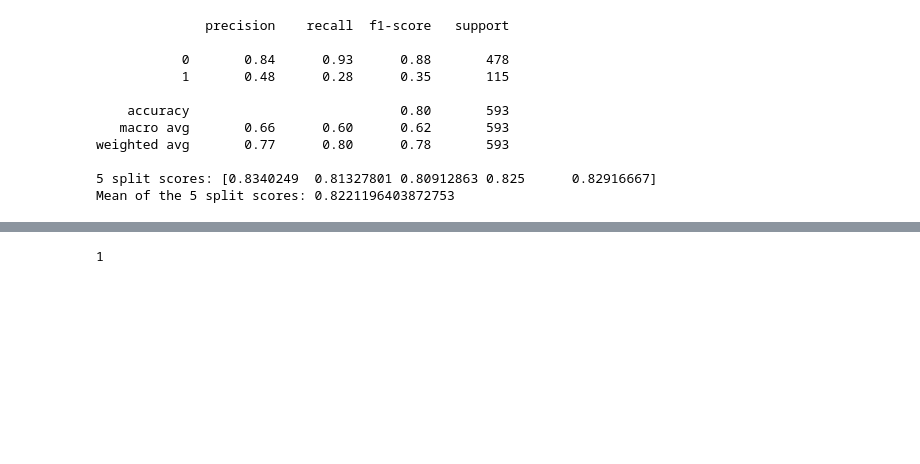
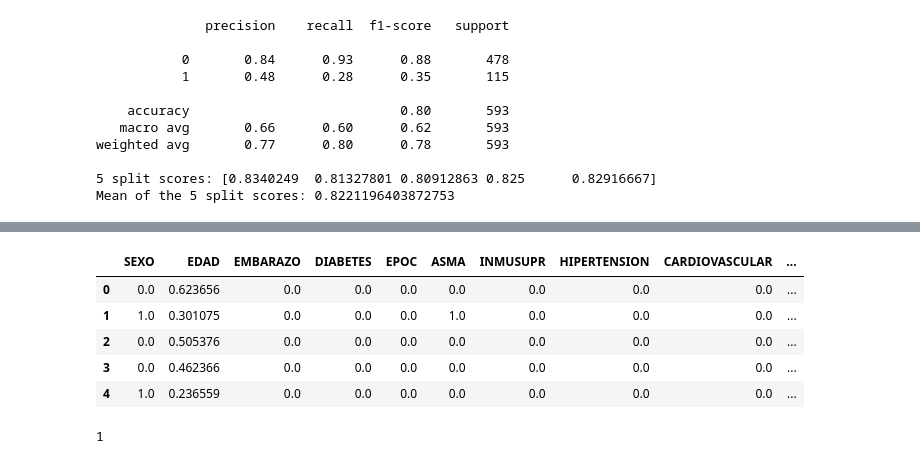
Before and after one commit to nachovazquez98/COVID-19_Paper, a Jupyter notebook: notebooks/covid_train_ml.ipynb, the cells around one changed output, grey strips where cells are left out. Saved outputs shown, nothing was run; the diff lists cells and outputs as text; code cells hidden in the pictures; blank space fills up the shorter version.

```diff
--- a/notebooks/covid_train_ml.ipynb
+++ b/notebooks/covid_train_ml.ipynb
@@ -232,3 +277,12 @@ X_test_scaled[['EDAD','SEXO']]=X_test_scaled[['SEXO','EDAD']]
+# %%
+X_test_scaled.head()
+# %% [output]
+|  | SEXO | EDAD | EMBARAZO | DIABETES | EPOC | ASMA | INMUSUPR | HIPERTENSION | CARDIOVASCULAR | ... |
+| 0 | 0.0 | 0.623656 | 0.0 | 0.0 | 0.0 | 0.0 | 0.0 | 0.0 | 0.0 | ... |
+| 1 | 1.0 | 0.301075 | 0.0 | 0.0 | 0.0 | 1.0 | 0.0 | 0.0 | 0.0 | ... |
+| 2 | 0.0 | 0.505376 | 0.0 | 0.0 | 0.0 | 0.0 | 0.0 | 0.0 | 0.0 | ... |
+| 3 | 0.0 | 0.462366 | 0.0 | 0.0 | 0.0 | 0.0 | 0.0 | 0.0 | 0.0 | ... |
+| 4 | 1.0 | 0.236559 | 0.0 | 0.0 | 0.0 | 0.0 | 0.0 | 0.0 | 0.0 | ... |
 # %%
 y_test.iloc[20]
 # %% [output]
```
Also changed, not shown: parts of 7 cells of this notebook, 1 other file.
